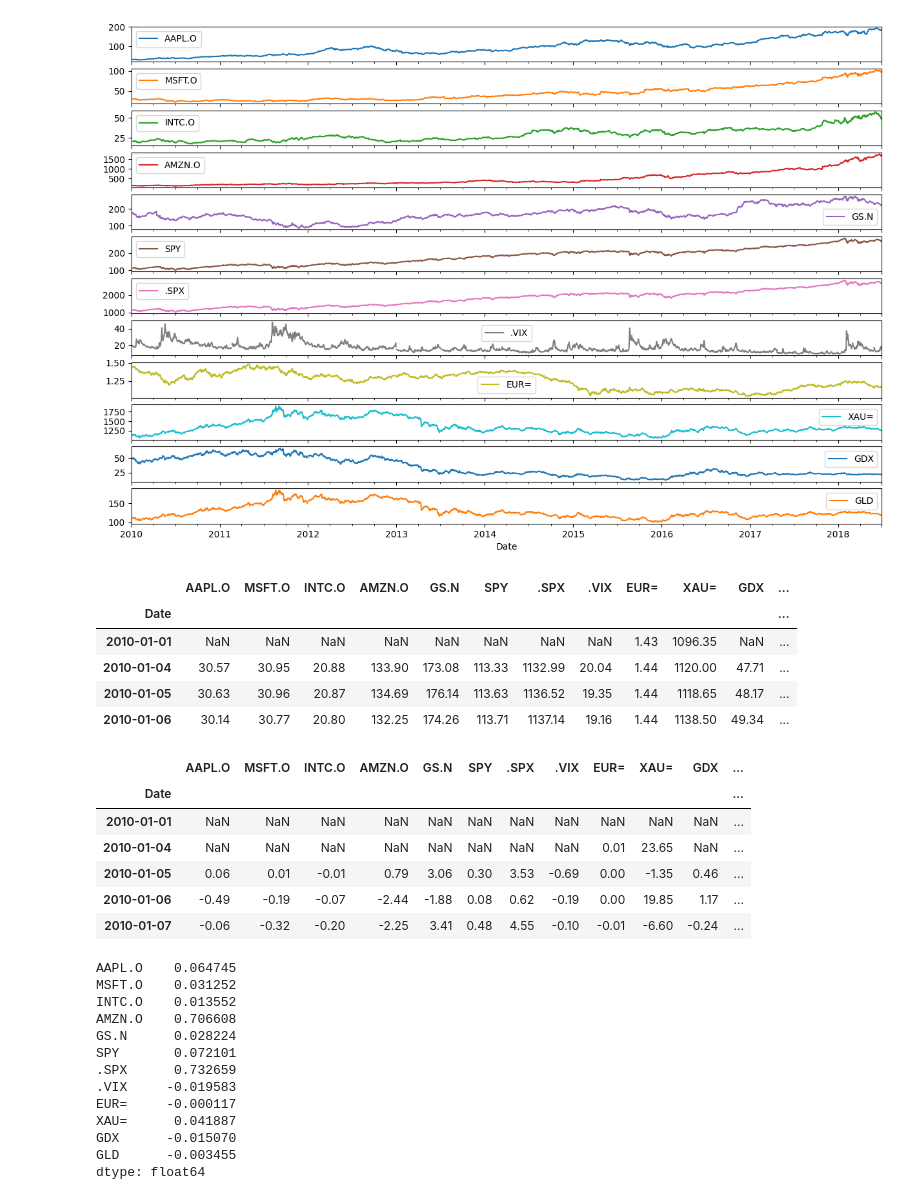
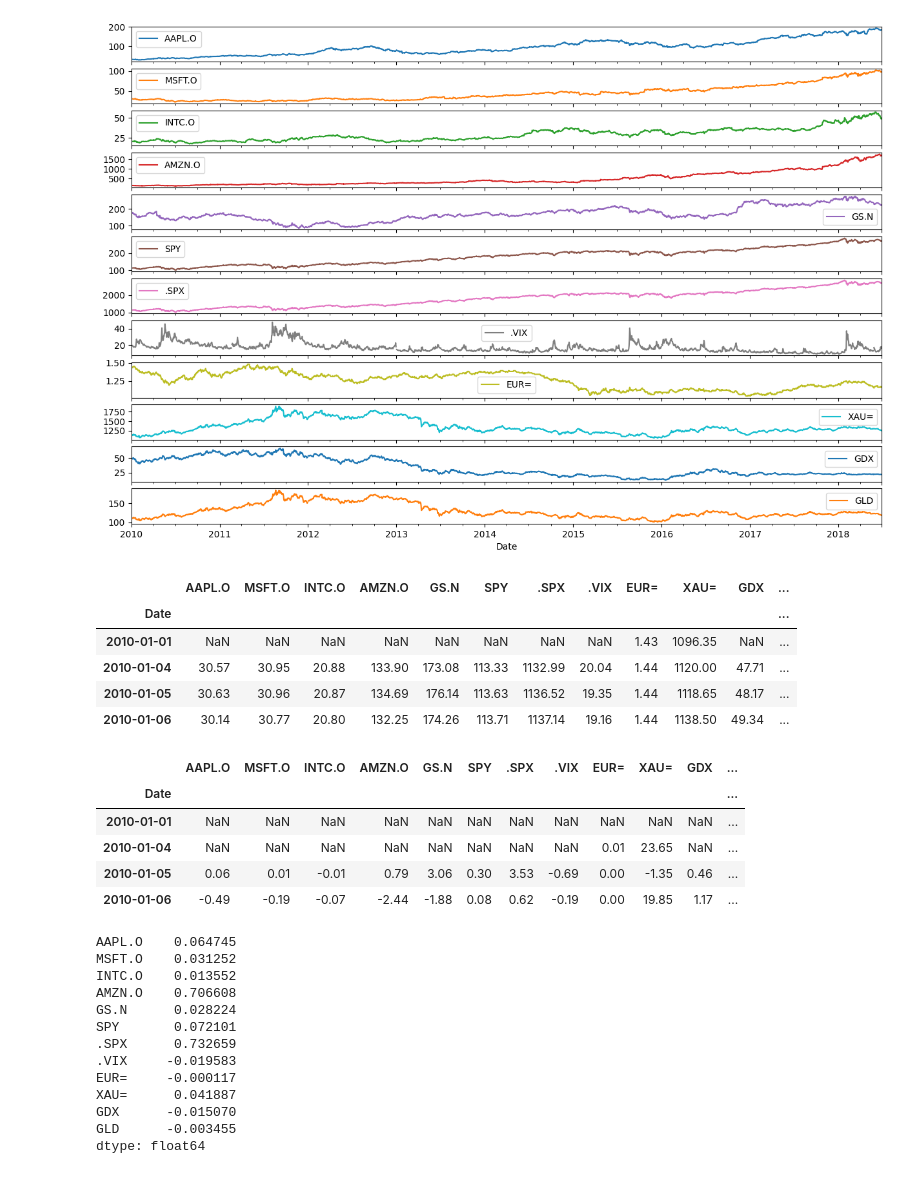
Before and after one commit to HyunsungRyu/AI_TimeSeries, a Jupyter notebook: return_TS.ipynb, the cells around one changed output. Saved outputs shown, nothing was run; the diff lists cells and outputs as text; code cells hidden in the pictures.

```diff
--- a/return_TS.ipynb
+++ b/return_TS.ipynb
@@ -61,21 +61,20 @@ array([<Axes: xlabel='Date'>, <Axes: xlabel='Date'>,
 [figure]
 # %%
 display(df.head(4))
-display(df.diff().head())
+display(df.diff().head(4))
 # %% [output]
 |  | AAPL.O | MSFT.O | INTC.O | AMZN.O | GS.N | SPY | .SPX | .VIX | EUR= | XAU= | GDX | ... |
 | Date |  |  |  |  |  |  |  |  |  |  |  | ... |
 | 2010-01-01 | NaN | NaN | NaN | NaN | NaN | NaN | NaN | NaN | 1.43 | 1096.35 | NaN | ... |
 | 2010-01-04 | 30.57 | 30.95 | 20.88 | 133.90 | 173.08 | 113.33 | 1132.99 | 20.04 | 1.44 | 1120.00 | 47.71 | ... |
 | 2010-01-05 | 30.63 | 30.96 | 20.87 | 134.69 | 176.14 | 113.63 | 1136.52 | 19.35 | 1.44 | 1118.65 | 48.17 | ... |
 | 2010-01-06 | 30.14 | 30.77 | 20.80 | 132.25 | 174.26 | 113.71 | 1137.14 | 19.16 | 1.44 | 1138.50 | 49.34 | ... |
 |  | AAPL.O | MSFT.O | INTC.O | AMZN.O | GS.N | SPY | .SPX | .VIX | EUR= | XAU= | GDX | ... |
 | Date |  |  |  |  |  |  |  |  |  |  |  | ... |
 | 2010-01-01 | NaN | NaN | NaN | NaN | NaN | NaN | NaN | NaN | NaN | NaN | NaN | ... |
 | 2010-01-04 | NaN | NaN | NaN | NaN | NaN | NaN | NaN | NaN | 0.01 | 23.65 | NaN | ... |
 | 2010-01-05 | 0.06 | 0.01 | -0.01 | 0.79 | 3.06 | 0.30 | 3.53 | -0.69 | 0.00 | -1.35 | 0.46 | ... |
 | 2010-01-06 | -0.49 | -0.19 | -0.07 | -2.44 | -1.88 | 0.08 | 0.62 | -0.19 | 0.00 | 19.85 | 1.17 | ... |
-| 2010-01-07 | -0.06 | -0.32 | -0.20 | -2.25 | 3.41 | 0.48 | 4.55 | -0.10 | -0.01 | -6.60 | -0.24 | ... |
 # %%
 df.diff().mean()
 # %% [output]
```
Also changed, not shown: parts of 9 cells of this notebook.
